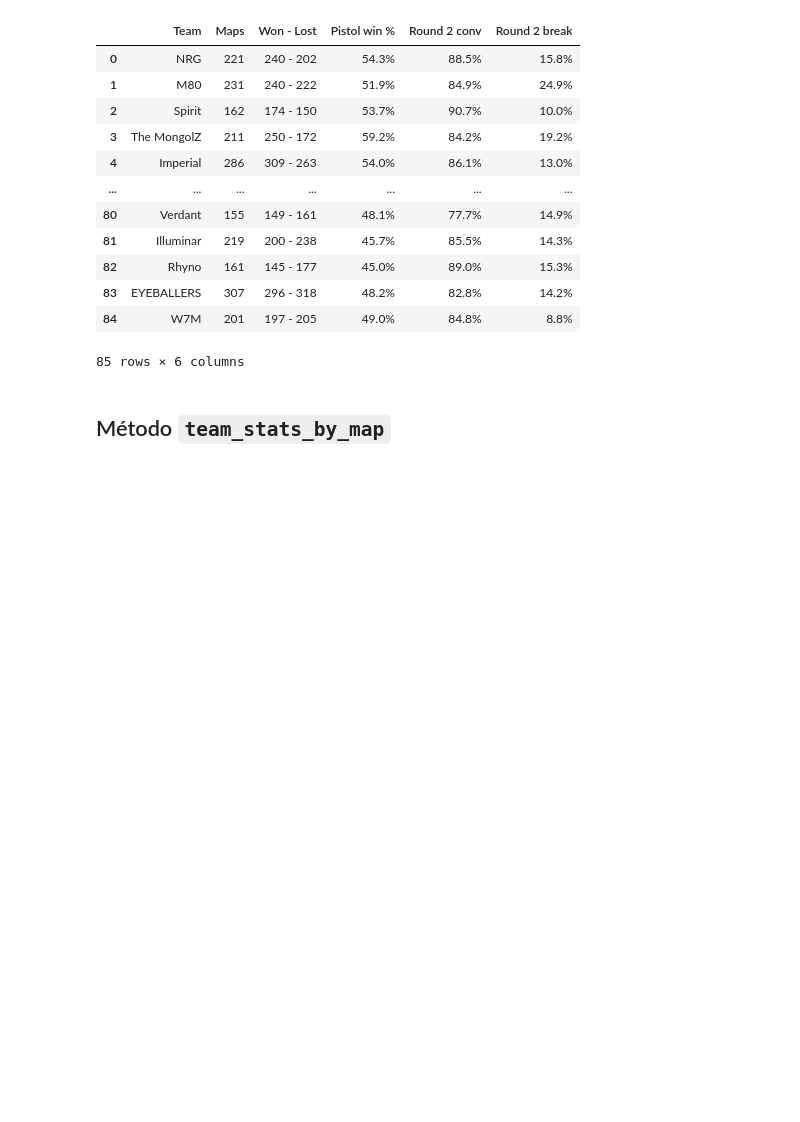
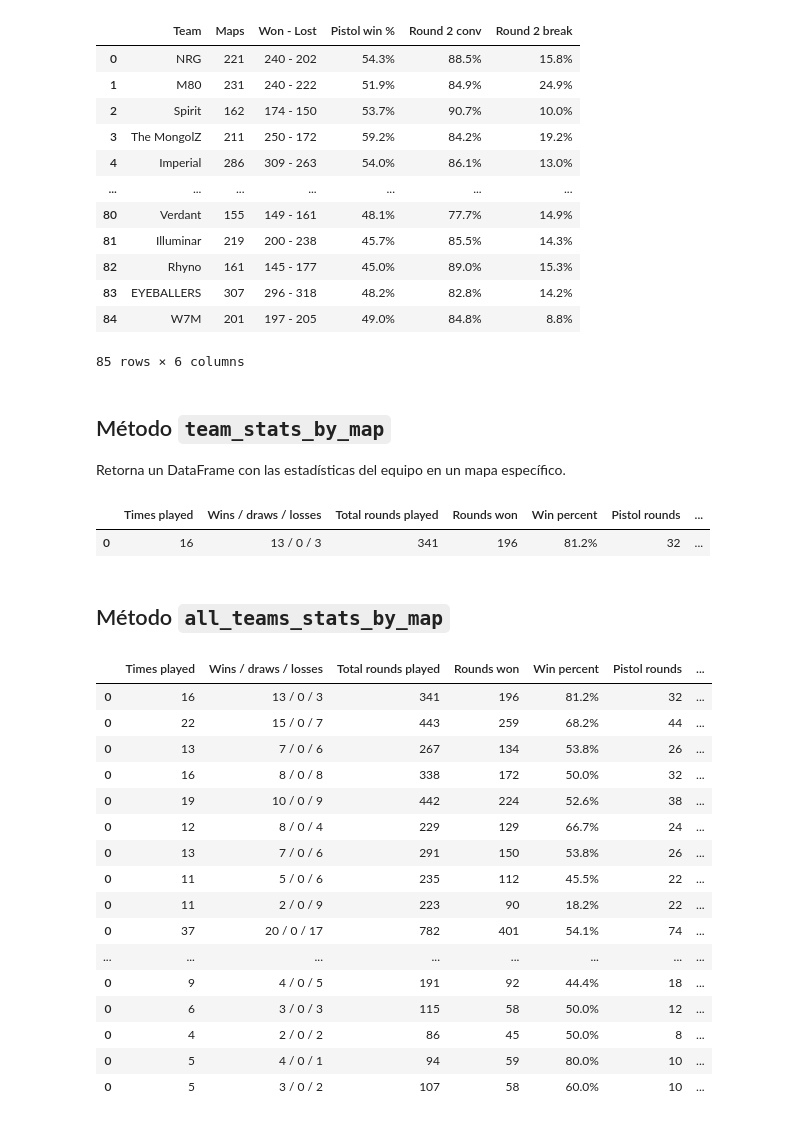
Before and after one commit to Jimenez73/Proyecto-Semestral-Grupo-13, a Jupyter notebook: scraper.ipynb, the cells around one changed output. Drawn from its saved outputs; the diff is of its cells as text; code cells hidden in the pictures; blank space fills up the shorter version.

Commit message:
v1.4 all_teams_stats_by_map

```diff
--- a/scraper.ipynb
+++ b/scraper.ipynb
@@ -113,9 +113,36 @@ df
 | 83 | EYEBALLERS | 307 | 296 - 318 | 48.2% | 82.8% | 14.2% |
 | 84 | W7M | 201 | 197 - 205 | 49.0% | 84.8% | 8.8% |
 85 rows × 6 columns
+# %% [markdown]
+## Método ``team_stats_by_map``
+
+Retorna un DataFrame con las estadísticas del equipo en un mapa específico.
+# %%
+df_dust2 = hltv_scraper.team_stats_by_map("/4608/natus-vincere", "Dust2")
+df_dust2
+# %% [output]
+|  | Times played | Wins / draws / losses | Total rounds played | Rounds won | Win percent | Pistol rounds | ... |
+| 0 | 16 | 13 / 0 / 3 | 341 | 196 | 81.2% | 32 | ... |
 # %% [markdown]
-## Método ``team_stats_by_map``
+## Método ``all_teams_stats_by_map``
-# %%
-hltv_scraper = HltvScraper()
-df_dust2 = hltv_scraper.team_stats_by_map("/4608/natus-vincere", "de_dust2")
-df_dust2
+# %%
+df_dust2 = hltv_scraper.all_teams_stats_by_map("Dust2")
+df_dust2
+# %% [output]
+|  | Times played | Wins / draws / losses | Total rounds played | Rounds won | Win percent | Pistol rounds | ... |
+| 0 | 16 | 13 / 0 / 3 | 341 | 196 | 81.2% | 32 | ... |
+| 0 | 22 | 15 / 0 / 7 | 443 | 259 | 68.2% | 44 | ... |
+| 0 | 13 | 7 / 0 / 6 | 267 | 134 | 53.8% | 26 | ... |
+| 0 | 16 | 8 / 0 / 8 | 338 | 172 | 50.0% | 32 | ... |
+| 0 | 19 | 10 / 0 / 9 | 442 | 224 | 52.6% | 38 | ... |
+| 0 | 12 | 8 / 0 / 4 | 229 | 129 | 66.7% | 24 | ... |
+| 0 | 13 | 7 / 0 / 6 | 291 | 150 | 53.8% | 26 | ... |
+| 0 | 11 | 5 / 0 / 6 | 235 | 112 | 45.5% | 22 | ... |
+| 0 | 11 | 2 / 0 / 9 | 223 | 90 | 18.2% | 22 | ... |
+| 0 | 37 | 20 / 0 / 17 | 782 | 401 | 54.1% | 74 | ... |
+| ... | ... | ... | ... | ... | ... | ... | ... |
+| 0 | 9 | 4 / 0 / 5 | 191 | 92 | 44.4% | 18 | ... |
+| 0 | 6 | 3 / 0 / 3 | 115 | 58 | 50.0% | 12 | ... |
+| 0 | 4 | 2 / 0 / 2 | 86 | 45 | 50.0% | 8 | ... |
+| 0 | 5 | 4 / 0 / 1 | 94 | 59 | 80.0% | 10 | ... |
+| 0 | 5 | 3 / 0 / 2 | 107 | 58 | 60.0% | 10 | ... |
```
Also changed, not shown: 2 other files.
